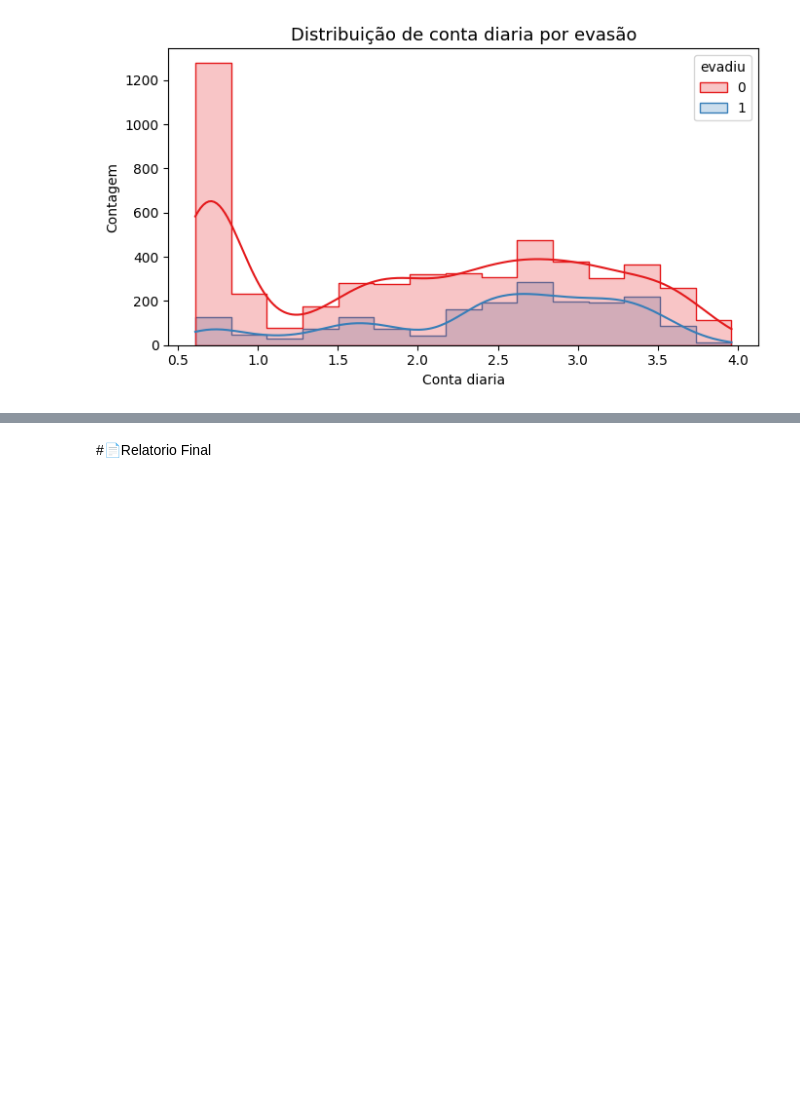
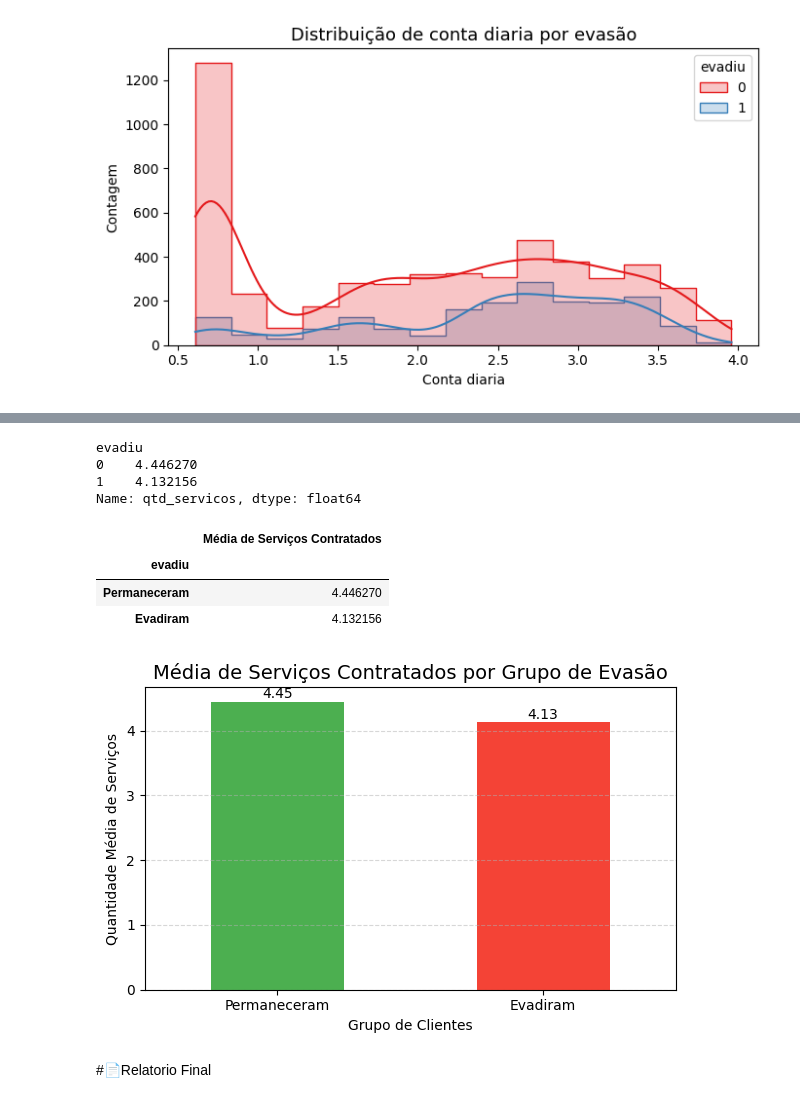
Before and after one commit to vthamada/TelecomX, a Jupyter notebook: TelecomX_BR.ipynb, the cells around one changed output, grey strips where cells are left out. Saved outputs shown, nothing was run; the diff lists cells and outputs as text; code cells hidden in the pictures; blank space fills up the shorter version.

```diff
--- a/TelecomX_BR.ipynb
+++ b/TelecomX_BR.ipynb
@@ -578,2 +601,48 @@ for var in variaveis_numericas:
+# %%
+# Converter 'tipo_internet' para binário, já que não era numérica
+dados_final['tem_internet'] = dados_final['tipo_internet'].apply(lambda x: 0 if x == 'no' else 1)
+
+# Criar uma nova coluna com a soma de serviços por cliente
+dados_final['qtd_servicos'] = (
+    dados_final[['servico_telefone', 'multiplas_linhas',
+                 'seguranca_online', 'backup_online',
+                 'protecao_dispositivo', 'suporte_tecnico',
+                 'tv_streaming', 'filmes_streaming', 'tem_internet']]
+    .sum(axis=1)
+)
+
+# Ver a média de serviços por grupo de evasão
+media_servicos_por_evasao = dados_final.groupby('evadiu')['qtd_servicos'].mean()
+
+print(media_servicos_por_evasao)
+# %% [output]
+evadiu
+0    4.446270
+1    4.132156
+Name: qtd_servicos, dtype: float64
+# %%
+media_formatada = media_servicos_por_evasao.rename(index={0: 'Permaneceram', 1: 'Evadiram'})
+display(media_formatada.to_frame(name='Média de Serviços Contratados'))
+# %% [output]
+|  | Média de Serviços Contratados |
+| evadiu |  |
+| Permaneceram | 4.446270 |
+| Evadiram | 4.132156 |
+# %%
+plt.figure(figsize=(6,4))
+media_formatada.plot(kind='bar', color=['#4CAF50', '#F44336'])
+plt.title('Média de Serviços Contratados por Grupo de Evasão', fontsize=14)
+plt.ylabel('Quantidade Média de Serviços')
+plt.xlabel('Grupo de Clientes')
+plt.xticks(rotation=0)
+plt.grid(axis='y', linestyle='--', alpha=0.5)
+
+for i, v in enumerate(media_formatada):
+    plt.text(i, v + 0.05, f'{v:.2f}', ha='center', fontsize=10)
+
+plt.tight_layout()
+plt.show()
+# %% [output]
+[figure, added]
 # %% [markdown]
 #📄Relatorio Final
```
Also changed, not shown: parts of 6 cells of this notebook.
